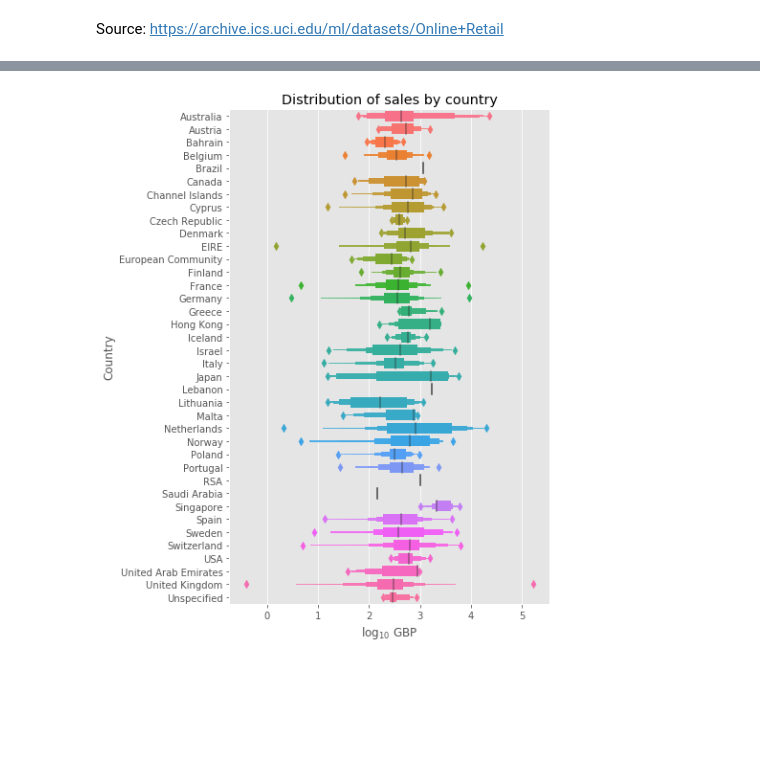
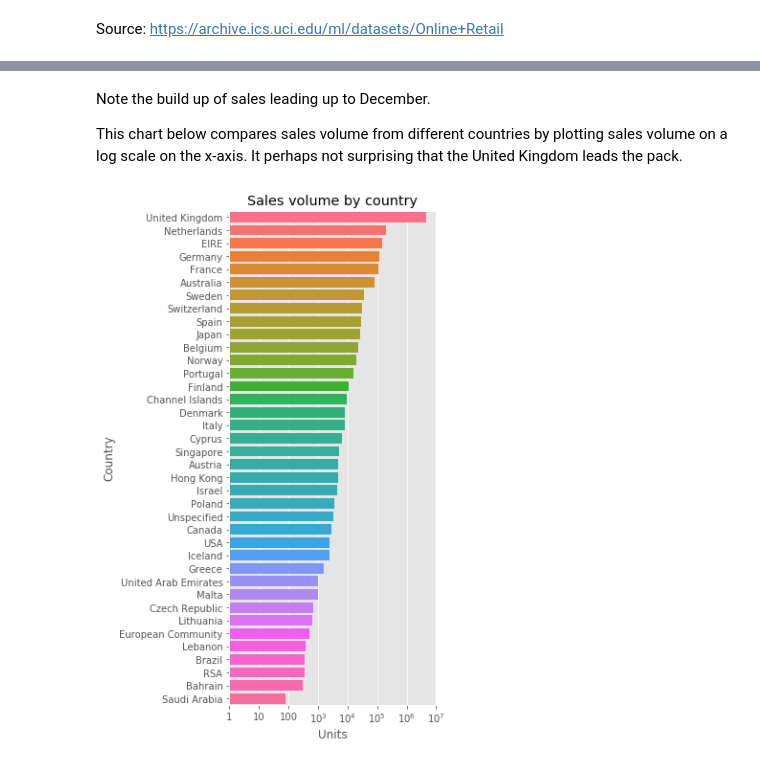
Before and after one commit to uliang/DataViz-with-Seaborn, a Jupyter notebook: DataConnect_presentation.ipynb, the cells around one changed output, grey strips where cells are left out. Saved outputs shown, nothing was run; the diff lists cells and outputs as text; code cells hidden in the pictures; blank space fills up the shorter version.

```diff
--- a/DataConnect_presentation.ipynb
+++ b/DataConnect_presentation.ipynb
@@ -156,9 +178,25 @@ ax.set_ylabel("$\log_{10}$ GBP");
-# %%
-fig2 = plt.figure(figsize=(6, 9.5))
-ax = fig2.add_subplot(111)
-ax.set_title("Distribution of sales by country")
-sns.lvplot(y="Country", x="logTotalSales", data=plot_df, saturation=1, palette="husl", outlier_prop=1e-8 )
-ax.set_xlabel("$\log_{10}$ GBP")
-ax.set_ylabel("Country");
-# %% [output]
-[figure, removed]
+# %% [markdown]
+Note the build up of sales leading up to December.
+
+This chart below compares sales volume from different countries by plotting sales volume on a log scale on the x-axis. It perhaps not surprising that the United Kingdom leads the pack.
+# %%
+fig2 = plt.figure(figsize=(6, 9.5))
+fig2.subplots_adjust(left=0.4)
+ax = fig2.add_subplot(111)
+ax.set_title("Sales volume by country")
+ax.set_ylabel("Country")
+ax.set_xticks(np.arange(0,9))
+ax.set_xticklabels(["1", "10", "100", "$10^{3}$", "$10^4$", "$10^5$", "$10^6$", "$10^7$", "$10^8$"])
+
+
+(plot_df
+    .groupby("Country", as_index=False)
+    .agg({"Quantity": np.sum})
+    .sort_values(by="Quantity", ascending=False)
+    .assign(logQuantity=lambda x:np.log10(x.Quantity))
+    .pipe((sns.barplot, "data"), y="Country", x="logQuantity", saturation=1, palette="husl", ax=ax))
+
+ax.set_xlabel("Units")
+fig2.savefig("country_sales_volume.jpeg", dpi=300);
+# %% [output]
+[figure, added]
```
Also changed, not shown: parts of 18 cells of this notebook.
